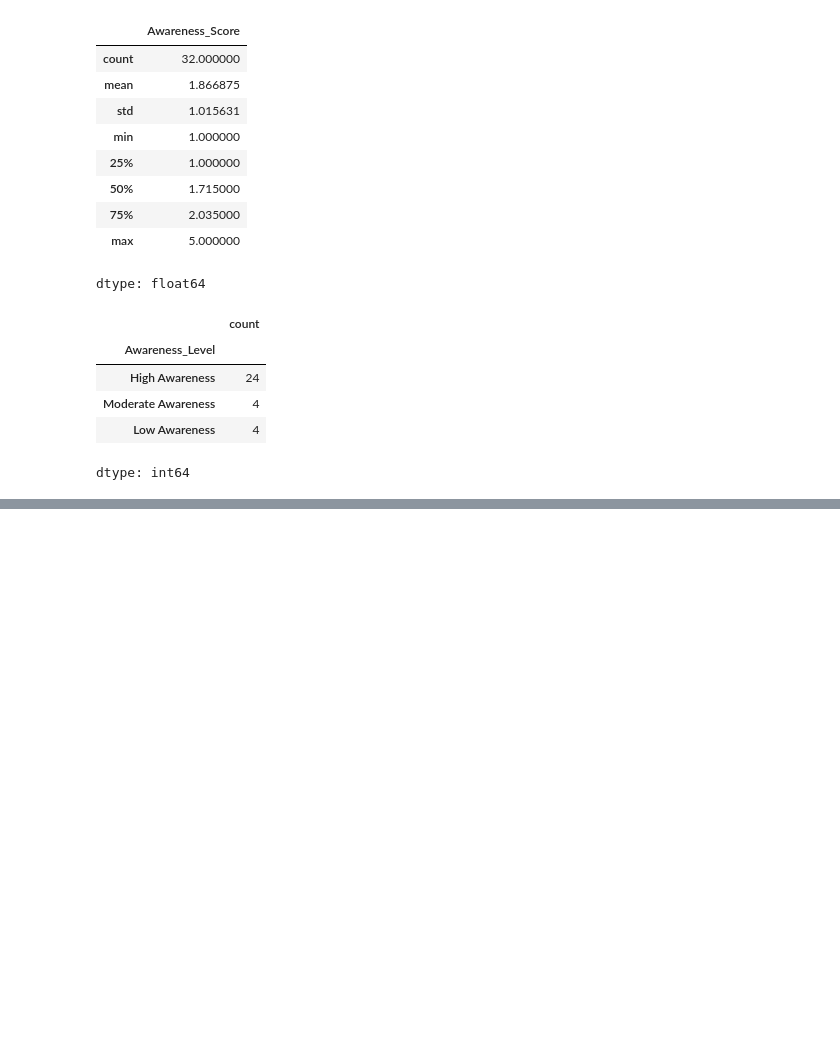
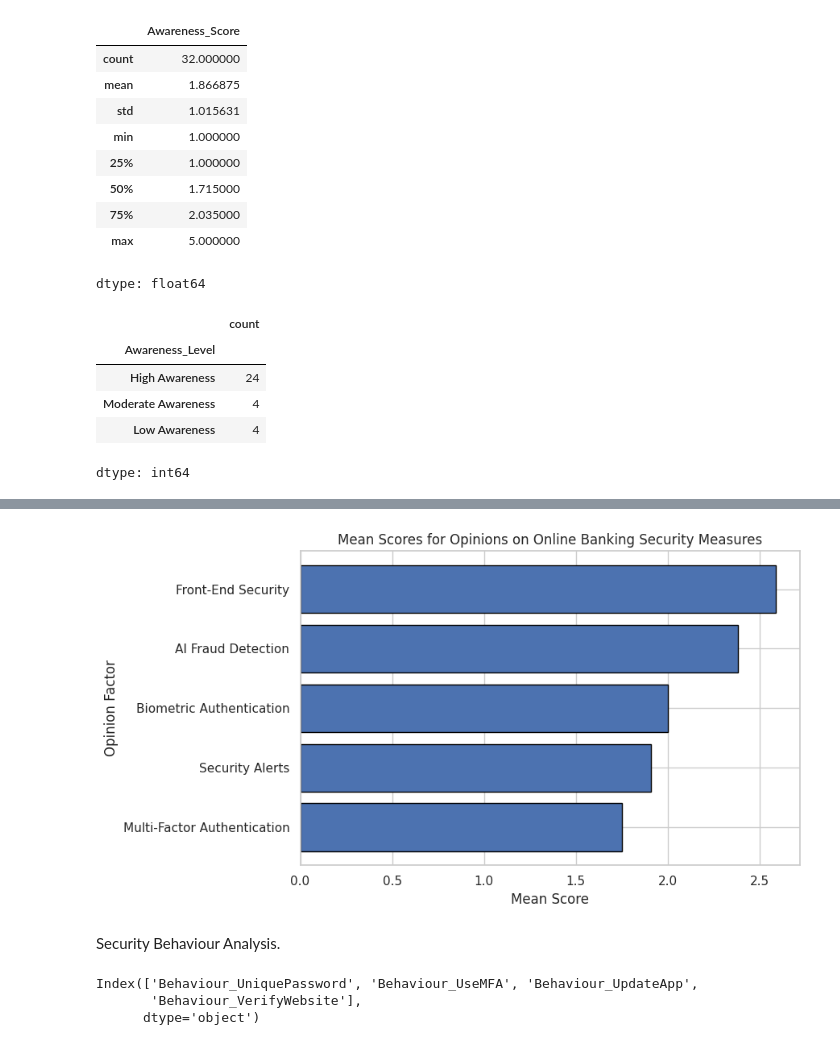
Before and after one commit to Shavindri/Final-Year-Project, a Jupyter notebook: Untitled0.ipynb, the cells around one changed output, grey strips where cells are left out. Saved outputs shown, nothing was run; the diff lists cells and outputs as text; code cells hidden in the pictures; blank space fills up the shorter version.

```diff
--- a/Untitled0.ipynb
+++ b/Untitled0.ipynb
@@ -399,0 +673,7 @@ dtype: int64
+# %%
+opinion_summary = pd.DataFrame({
+    "Mean": round(all_data[opinions].mean(),2),
+    "Standard Deviation": round(all_data[opinions].std(),2)
+})
+
+opinion_summary
@@ -399,0 +702,43 @@ dtype: int64
+# %%
+opinion_mean = opinion_summary.reset_index()
+
+opinion_mean.columns = [
+    "Opinion Factor",
+    "Mean Score",
+    "Standard Deviation"
+]
+
+opinion_mean["Opinion Factor"] = [
+    "Multi-Factor Authentication",
+    "Biometric Authentication",
+    "Security Alerts",
+    "Front-End Security",
+    "AI Fraud Detection"
+]
+
+opinion_mean = opinion_mean.sort_values("Mean Score")
+
+plt.figure(figsize=(9,5))
+
+plt.barh(
+    opinion_mean["Opinion Factor"],
+    opinion_mean["Mean Score"],
+    edgecolor="black"
+)
+
+plt.title("Mean Scores for Opinions on Online Banking Security Measures")
+plt.xlabel("Mean Score")
+plt.ylabel("Opinion Factor")
+
+plt.tight_layout()
+plt.show()
+# %% [output]
+[figure, added]
+# %% [markdown]
+Security Behaviour Analysis.
+# %%
+all_data.columns[29:33]
+# %% [output]
+Index(['Behaviour_UniquePassword', 'Behaviour_UseMFA', 'Behaviour_UpdateApp',
+       'Behaviour_VerifyWebsite'],
+      dtype='object')
```
Also changed, not shown: parts of 65 cells of this notebook.
